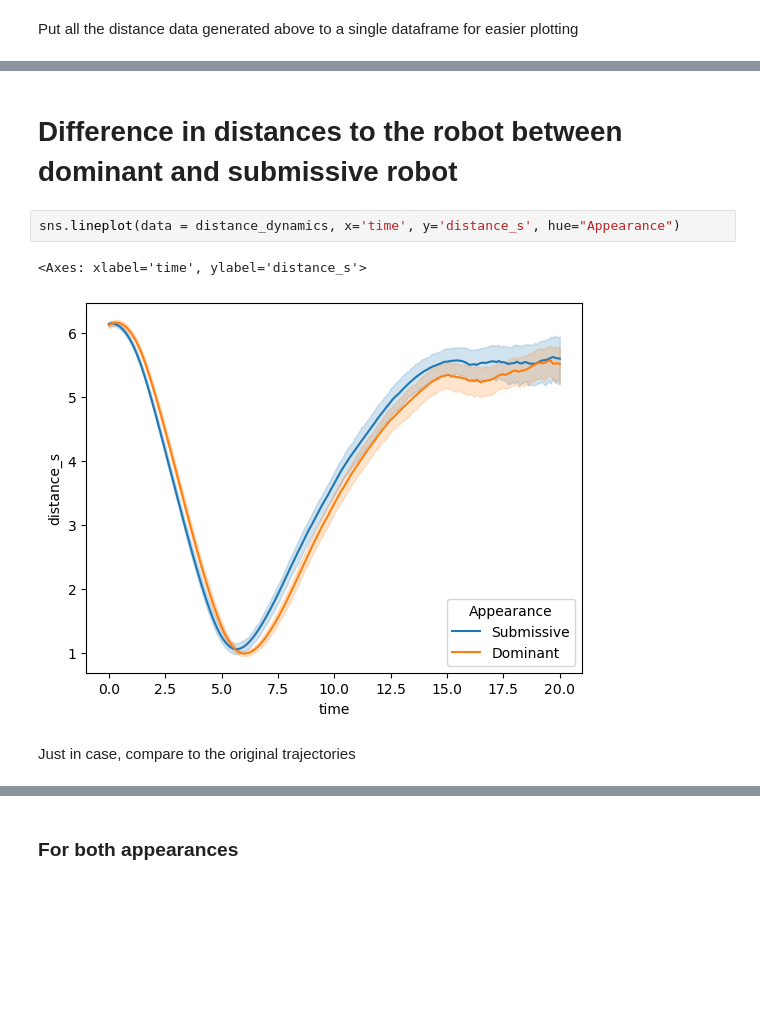
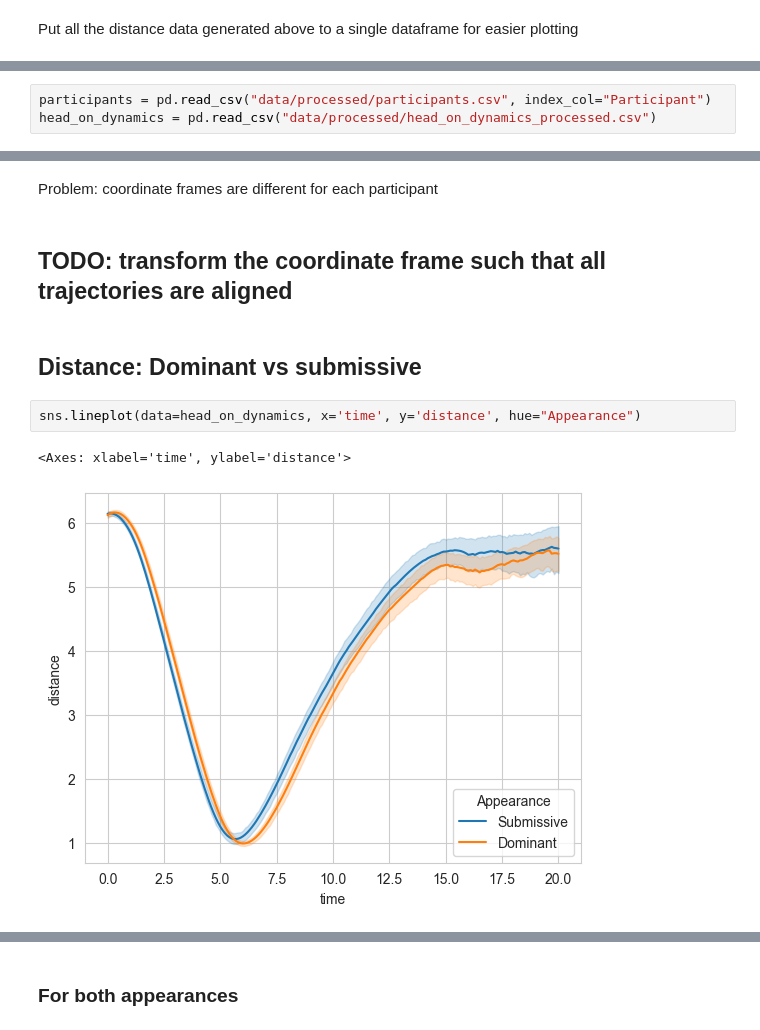
Before and after one commit to tud-hri/Spot-DataAnalysis, a Jupyter notebook: Spot_trajectory_analysis.ipynb, the cells around one changed output, grey strips where cells are left out. Drawn from its saved outputs; the diff is of its cells as text; blank space fills up the shorter version.

```diff
--- a/Spot_trajectory_analysis.ipynb
+++ b/Spot_trajectory_analysis.ipynb
@@ -196,0 +96,3 @@ plt.legend()
+# %%
+participants = pd.read_csv("data/processed/participants.csv", index_col="Participant")
+head_on_dynamics = pd.read_csv("data/processed/head_on_dynamics_processed.csv")
@@ -197,9 +184,11 @@ plt.legend()
+# %% [markdown]
+Problem: coordinate frames are different for each participant
+# %% [markdown]
+## TODO: transform the coordinate frame such that all trajectories are aligned
 # %% [markdown]
-# Difference in distances to the robot between dominant and submissive robot
+## Distance: Dominant vs submissive
 # %%
-sns.lineplot(data = distance_dynamics, x='time', y='distance_s', hue="Appearance")
+sns.lineplot(data=head_on_dynamics, x='time', y='distance', hue="Appearance")
 # %% [output]
-<Axes: xlabel='time', ylabel='distance_s'>
+<Axes: xlabel='time', ylabel='distance'>
-[figure, old version]
+[figure, new version]
-# %% [markdown]
-Just in case, compare to the original trajectories
```
Also changed, not shown: parts of 64 cells of this notebook, 1 other file.
